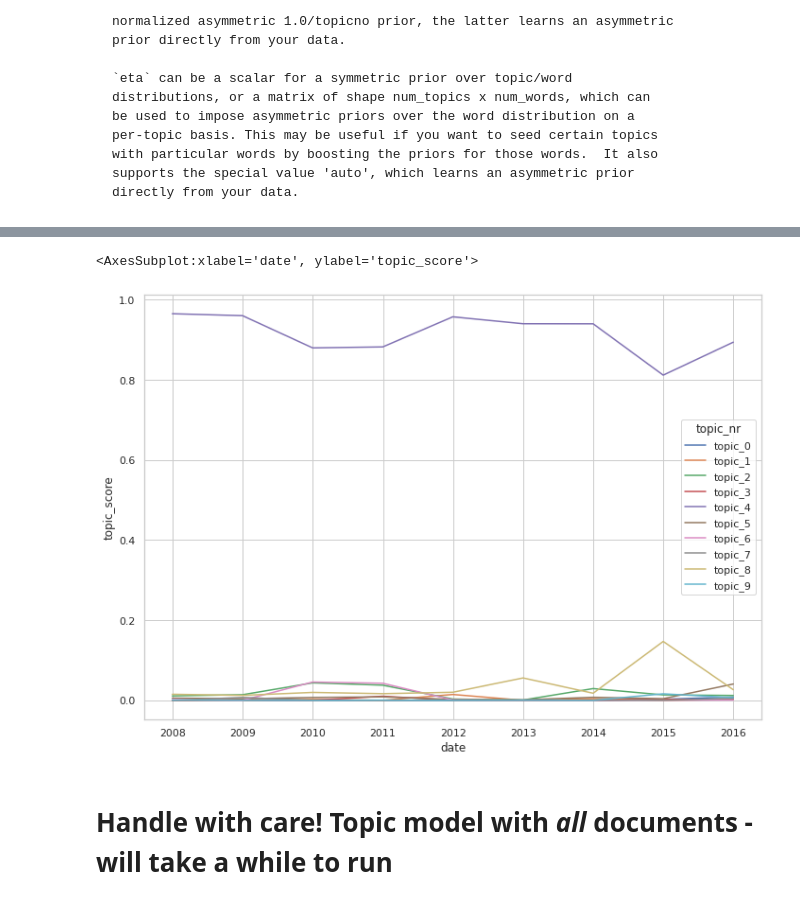
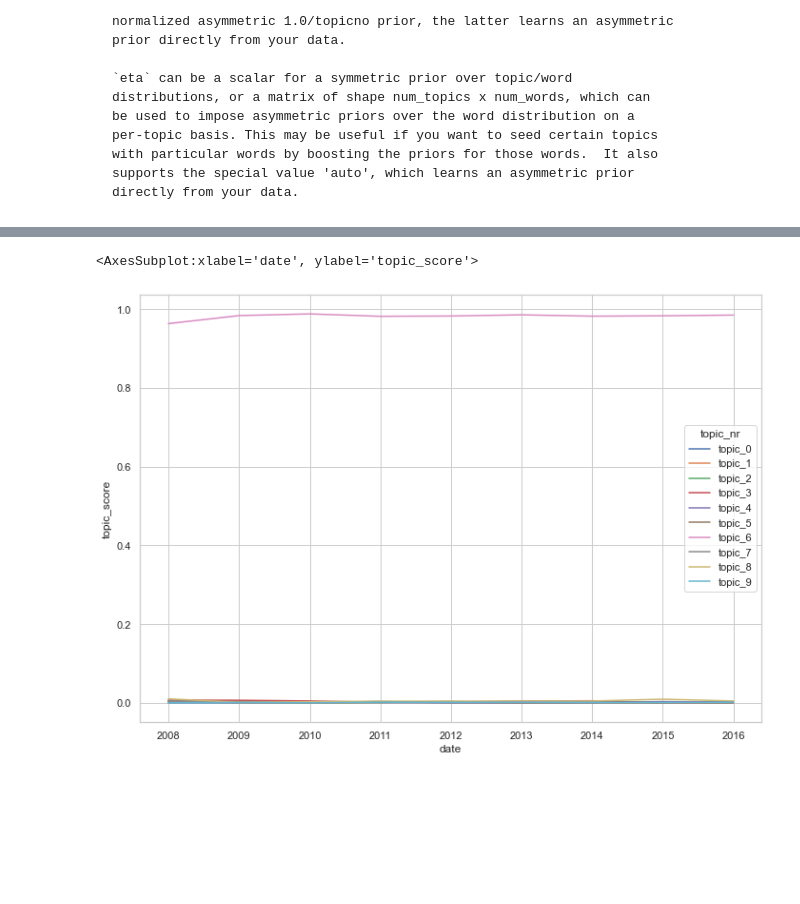
Before and after one commit to annekroon/gesis-machine-learning, a Jupyter notebook: fall-2022/day3/excercise-afternoon/lda.ipynb, the cells around one changed output, grey strips where cells are left out. Drawn from its saved outputs; the diff is of its cells as text; code cells hidden in the pictures; blank space fills up the shorter version.

```diff
--- a/fall-2022/day3/excercise-afternoon/lda.ipynb
+++ b/fall-2022/day3/excercise-afternoon/lda.ipynb
@@ -411,7 +385,7 @@ len(speeches_nl_uniandbigrams[6]),len(speeches_nl_bigrams[6]),len(speeches_nl_cl
 # %%
-id2word_m5 = corpora.Dictionary(speeches_nl_uniandbigrams)
+id2word_m5 = corpora.Dictionary(speeches_eng_uniandbigrams)
 id2word_m5.filter_extremes(no_below=5, no_above=0.5)
-ldacorpus_m5 = [id2word_m5.doc2bow(doc) for doc in speeches_nl_uniandbigrams]
+ldacorpus_m5 = [id2word_m5.doc2bow(doc) for doc in speeches_eng_uniandbigrams]
 tfidfcorpus_m5 = models.TfidfModel(ldacorpus_m5)
 lda_m5 = models.ldamodel.LdaModel(corpus=tfidfcorpus_m5[ldacorpus_m5],id2word=id2word_m5,num_topics=10)
 lda_m5.print_topics(num_words=5)
@@ -739,15 +660,15 @@ Please find here another example that illustrates how to plot topic scores over
 
 The `.inference()` method used on the slides and above under chapter 7 gives raw gamma scores (between zero and +infinity). That’s a bit hard to interpret in a plot, so here we will use `.get_document_topics` instead. That will return normalized scores. You can achieve the same result by normalizing the output of `.inference()` yourself (e.g., `normalizedtopicscores = (originalscores.T/originalscores.sum(axis=1)).T`)
 # %%
-filelist = glob('Cleaned_Speeches/Speeches_NL_Cleaned.csv')
+filelist = glob('speeches_UK_Cleaned.csv')
 print(filelist)
-speeches_nl=[]
 dates = []
-for fn in filelist[:2]:
+speeches_eng=[]
+for fn in filelist:
     with open(fn) as fi:
         reader=csv.reader(fi)
         for row in reader:
-            if row[7]=='en':# only include english-language speches; we might as well choose ‘nl’ or ‘fr’
+            if row[7]=='en':   # only include english-language speches; we might as well choose 'nl' or 'fr'
+                speeches_eng.append(row[5])
                 dates.append(row[1])
-                speeches_nl.append(row[5])
 # %% [output]
@@ -755,5 +676,5 @@ for fn in filelist[:2]:
 # %%
-speeches=[speech.replace('<p>',' ').replace('</p>',' ') for speech in speeches_nl]   #remove HTML tags
+speeches=[speech.replace('<p>',' ').replace('</p>',' ') for speech in speeches_eng]   #remove HTML tags
 speeches=["".join([l for l in speech if l not in punctuation]) for speech in speeches]  #remove punctuation
 speeches=[speech.lower() for speech in speeches]  # convert to lower case
 # %%
@@ -796,7 +721,7 @@ all_topics_df.head()
 # %%
 ### create a df with the dates and orginal texts
 
-meta = pd.DataFrame(zip(dates, speeches_nl))
+meta = pd.DataFrame(zip(dates, speeches_eng))
 meta.rename(columns = {0: "date", 1 : "speeches"}, inplace=True)
 
 meta.head()
@@ -815,16 +766,13 @@ long.head(3)
 # %%
 # get data in right shape for plotting
 
 long['date'] = long['date'].map(pd.to_datetime)
 plotdf = long.groupby(['topic_nr',pd.Grouper(key='date', freq='Y')]).mean().reset_index()
-plotdf
 
 sns.set(rc={'figure.figsize':(11.7,8.27)})
 sns.set_style("whitegrid")
 
 sns.lineplot(x="date", y="topic_score", hue="topic_nr", data=plotdf)
 # %% [output]
 <AxesSubplot:xlabel='date', ylabel='topic_score'>
-[figure, old version]
+[figure, new version]
-# %% [markdown]
-# Handle with care! Topic model with *all* documents - will take a while to run
```
Also changed, not shown: parts of 58 cells of this notebook, 1 other file.
